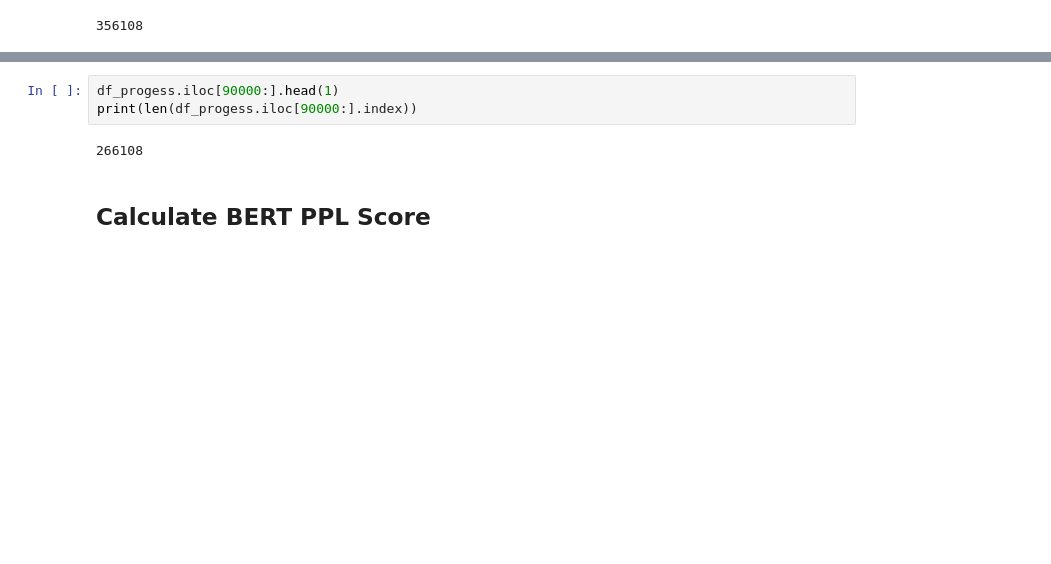
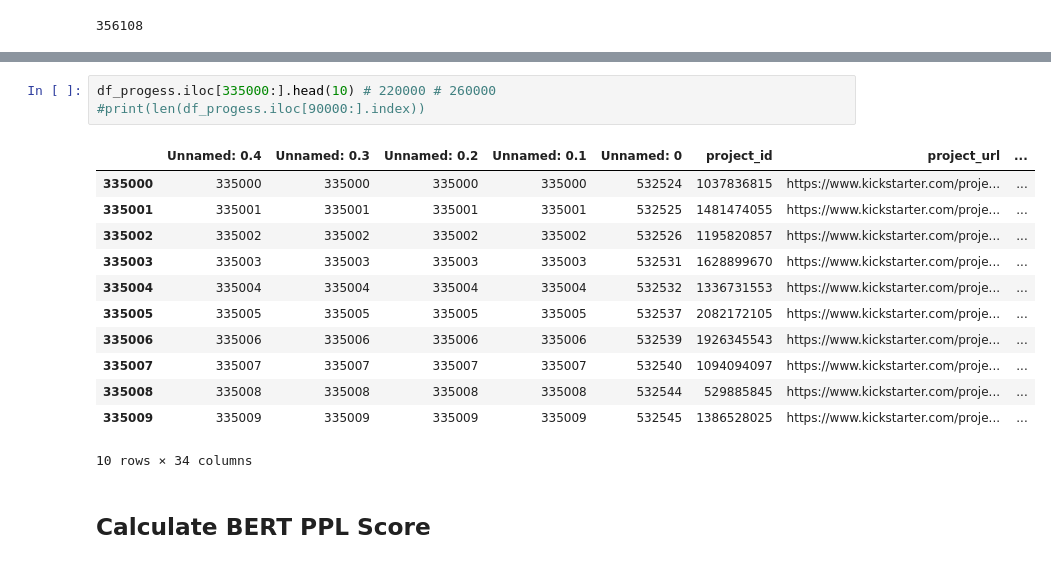
Before and after one commit to Hans-Onneken/Bachelorthesis, a Jupyter notebook: Bert PPL.ipynb, the cells around one changed output, grey strips where cells are left out. Drawn from its saved outputs; the diff is of its cells as text; blank space fills up the shorter version.

```diff
--- a/Bert PPL.ipynb
+++ b/Bert PPL.ipynb
@@ -37,8 +50,19 @@ print(len(df_readability_kickstarter.index))
 # %%
-df_progess.iloc[90000:].head(1)
-print(len(df_progess.iloc[90000:].index))
+df_progess.iloc[335000:].head(10) # 220000 # 260000
+#print(len(df_progess.iloc[90000:].index))
 # %% [output]
+|  | Unnamed: 0.4 | Unnamed: 0.3 | Unnamed: 0.2 | Unnamed: 0.1 | Unnamed: 0 | project_id | project_url | ... |
+| 335000 | 335000 | 335000 | 335000 | 335000 | 532524 | 1037836815 | https://www.kickstarter.com/proje... | ... |
+| 335001 | 335001 | 335001 | 335001 | 335001 | 532525 | 1481474055 | https://www.kickstarter.com/proje... | ... |
+| 335002 | 335002 | 335002 | 335002 | 335002 | 532526 | 1195820857 | https://www.kickstarter.com/proje... | ... |
+| 335003 | 335003 | 335003 | 335003 | 335003 | 532531 | 1628899670 | https://www.kickstarter.com/proje... | ... |
+| 335004 | 335004 | 335004 | 335004 | 335004 | 532532 | 1336731553 | https://www.kickstarter.com/proje... | ... |
+| 335005 | 335005 | 335005 | 335005 | 335005 | 532537 | 2082172105 | https://www.kickstarter.com/proje... | ... |
+| 335006 | 335006 | 335006 | 335006 | 335006 | 532539 | 1926345543 | https://www.kickstarter.com/proje... | ... |
+| 335007 | 335007 | 335007 | 335007 | 335007 | 532540 | 1094094097 | https://www.kickstarter.com/proje... | ... |
+| 335008 | 335008 | 335008 | 335008 | 335008 | 532544 | 529885845 | https://www.kickstarter.com/proje... | ... |
+| 335009 | 335009 | 335009 | 335009 | 335009 | 532545 | 1386528025 | https://www.kickstarter.com/proje... | ... |
-266108
+10 rows × 34 columns
 # %% [markdown]
 ## Calculate BERT PPL Score
 # %%
```
Also changed, not shown: parts of 11 cells of this notebook, 6 other files.
